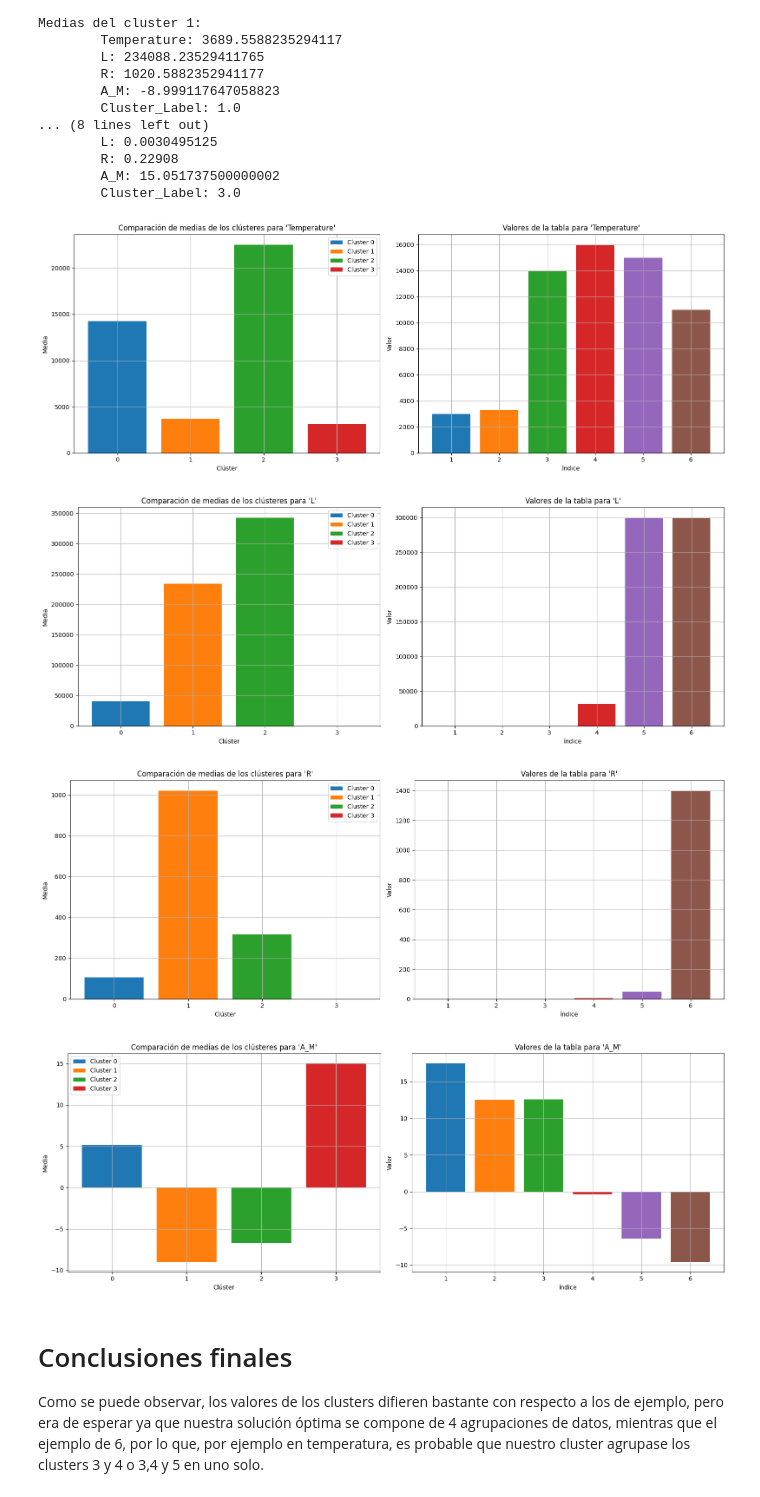
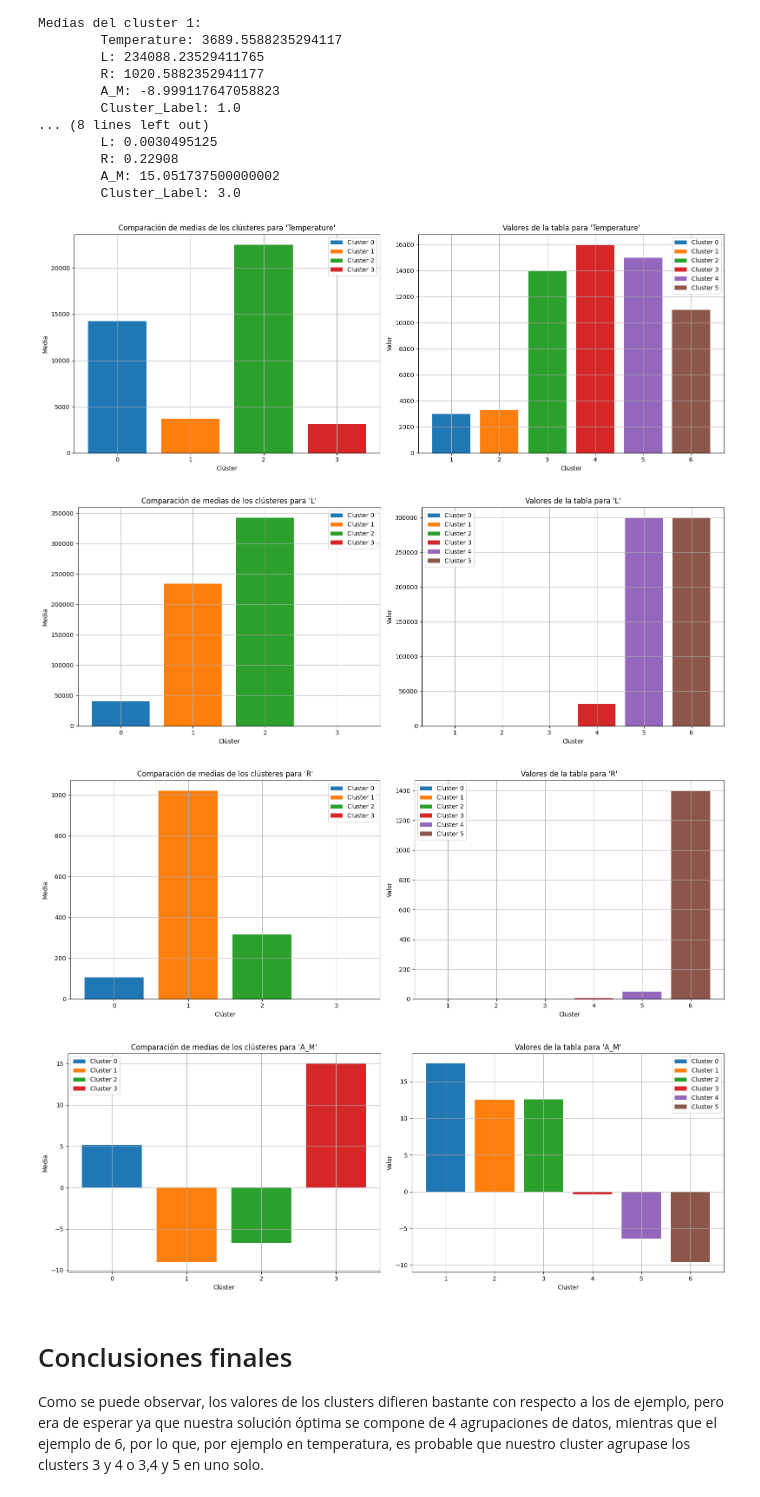
Before and after one commit to 100472175/ML-82-17-2, a Jupyter notebook: Stars.ipynb, the cells around one changed output. Saved outputs shown, nothing was run; the diff lists cells and outputs as text; code cells hidden in the pictures.

```diff
--- a/Stars.ipynb
+++ b/Stars.ipynb
@@ -715,38 +715,39 @@ for column, data_list in means.items():
 
         # Subplot 1: Comparación de medias de los clústeres
         plt.subplot(1, 2, 1)
         plt.title(f"Comparación de medias de los clústeres para '{column}'")
         plt.xlabel("Clúster")
         plt.ylabel("Media")
 
         # Extraer los datos de los clústeres y las medias
         cluster_labels, cluster_means = zip(*data_list)
 
         # Graficar las barras con colores personalizados por clúster
         for i, (label, mean) in enumerate(zip(cluster_labels, cluster_means)):
             plt.bar(label, mean, color=colors[i], label=f'Cluster {label}')
 
         plt.xticks(cluster_labels)
         plt.legend()
         plt.grid(True)
 
         # Subplot 2: Tabla de valores para la columna actual
         plt.subplot(1, 2, 2)
         plt.title(f"Valores de la tabla para '{column}'")
-        plt.xlabel("Índice")
+        plt.xlabel("Cluster")
         plt.ylabel("Valor")
         for i, j in enumerate(data[column]):
             plt.bar(i, j, color=colors[i], label=f'Cluster {i}')
         plt.xticks(np.arange(len(data[column])), np.arange(len(data[column])) + 1)
+        plt.legend()
         plt.grid(True)
 
         plt.tight_layout()
         plt.show()
 # %% [output]
-[figure, old version]
+[figure, new version]
-[figure, old version]
+[figure, new version]
-[figure, old version]
+[figure, new version]
-[figure, old version]
+[figure, new version]
 # %% [markdown]
 # Conclusiones finales
 Como se puede observar, los valores de los clusters difieren bastante con respecto a los de ejemplo, pero era de esperar ya que nuestra solución óptima se compone de 4 agrupaciones de datos, mientras que el ejemplo de 6, por lo que, por ejemplo en temperatura, es probable que nuestro cluster agrupase los clusters 3 y 4 o 3,4 y 5 en uno solo.
```
